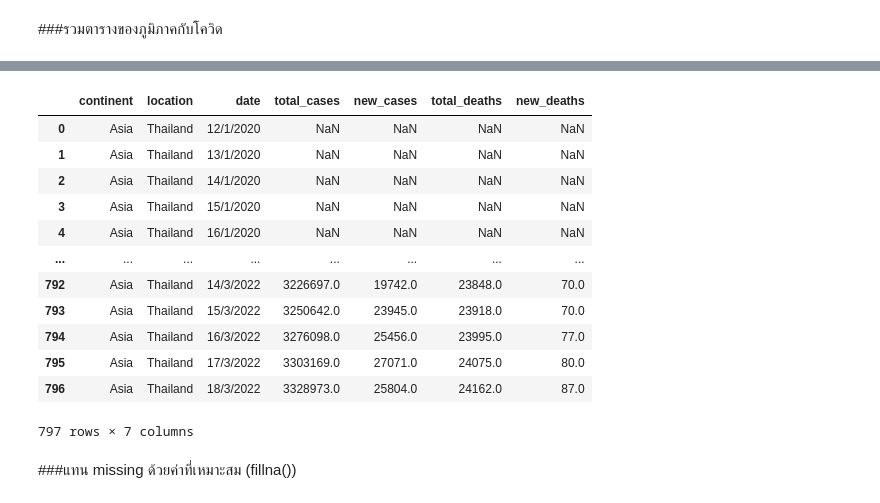
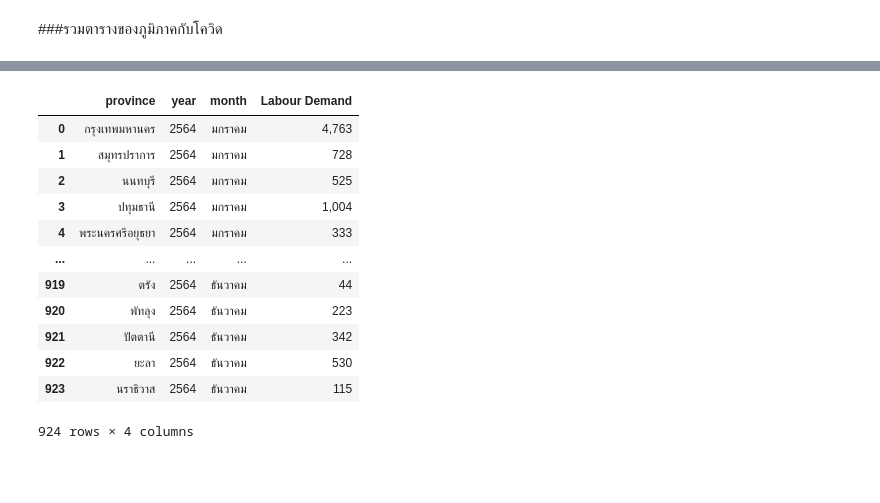
Before and after one commit to pondbaahh/data_viz_2022, a Jupyter notebook: Final_Project.ipynb, the cells around one changed output, grey strips where cells are left out. Drawn from its saved outputs; the diff is of its cells as text; code cells hidden in the pictures; blank space fills up the shorter version.

```diff
--- a/Final_Project.ipynb
+++ b/Final_Project.ipynb
@@ -481,20 +590,17 @@ case_pro
 # %%
-covid_death = pd.read_csv(os.path.join(path, 'covid_death.csv'))
+data_Labour = pd.read_csv(os.path.join(path,'Labour-Demand.csv'))
+data_Labour
+# %% [output]
+|  | province | year | month | Labour Demand |
+| 0 | กรุงเทพมหานคร | 2564 | มกราคม | 4,763 |
+| 1 | สมุทรปราการ | 2564 | มกราคม | 728 |
+| 2 | นนทบุรี | 2564 | มกราคม | 525 |
+| 3 | ปทุมธานี | 2564 | มกราคม | 1,004 |
+| 4 | พระนครศรีอยุธยา | 2564 | มกราคม | 333 |
+| ... | ... | ... | ... | ... |
+| 919 | ตรัง | 2564 | ธันวาคม | 44 |
+| 920 | พัทลุง | 2564 | ธันวาคม | 223 |
+| 921 | ปัตตานี | 2564 | ธันวาคม | 342 |
+| 922 | ยะลา | 2564 | ธันวาคม | 530 |
+| 923 | นราธิวาส | 2564 | ธันวาคม | 115 |
+924 rows × 4 columns
-# %%
-covid_death
-# %% [output]
-|  | continent | location | date | total_cases | new_cases | total_deaths | new_deaths |
-| 0 | Asia | Thailand | 12/1/2020 | NaN | NaN | NaN | NaN |
-| 1 | Asia | Thailand | 13/1/2020 | NaN | NaN | NaN | NaN |
-| 2 | Asia | Thailand | 14/1/2020 | NaN | NaN | NaN | NaN |
-| 3 | Asia | Thailand | 15/1/2020 | NaN | NaN | NaN | NaN |
-| 4 | Asia | Thailand | 16/1/2020 | NaN | NaN | NaN | NaN |
-| ... | ... | ... | ... | ... | ... | ... | ... |
-| 792 | Asia | Thailand | 14/3/2022 | 3226697.0 | 19742.0 | 23848.0 | 70.0 |
-| 793 | Asia | Thailand | 15/3/2022 | 3250642.0 | 23945.0 | 23918.0 | 70.0 |
-| 794 | Asia | Thailand | 16/3/2022 | 3276098.0 | 25456.0 | 23995.0 | 77.0 |
-| 795 | Asia | Thailand | 17/3/2022 | 3303169.0 | 27071.0 | 24075.0 | 80.0 |
-| 796 | Asia | Thailand | 18/3/2022 | 3328973.0 | 25804.0 | 24162.0 | 87.0 |
-797 rows × 7 columns
-# %% [markdown]
-###แทน missing ด้วยค่าที่เหมาะสม (fillna())
```
Also changed, not shown: parts of 13 cells of this notebook.
